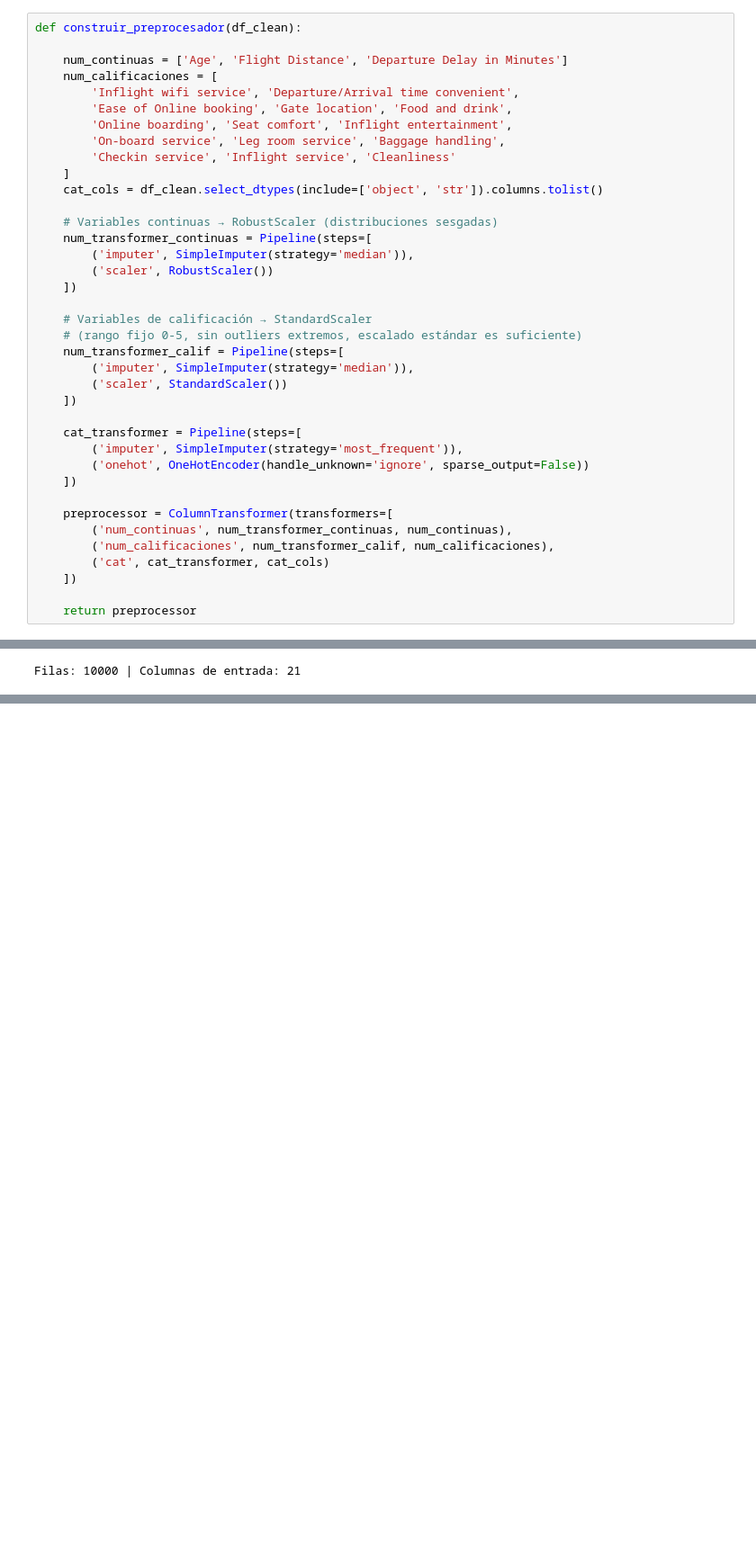
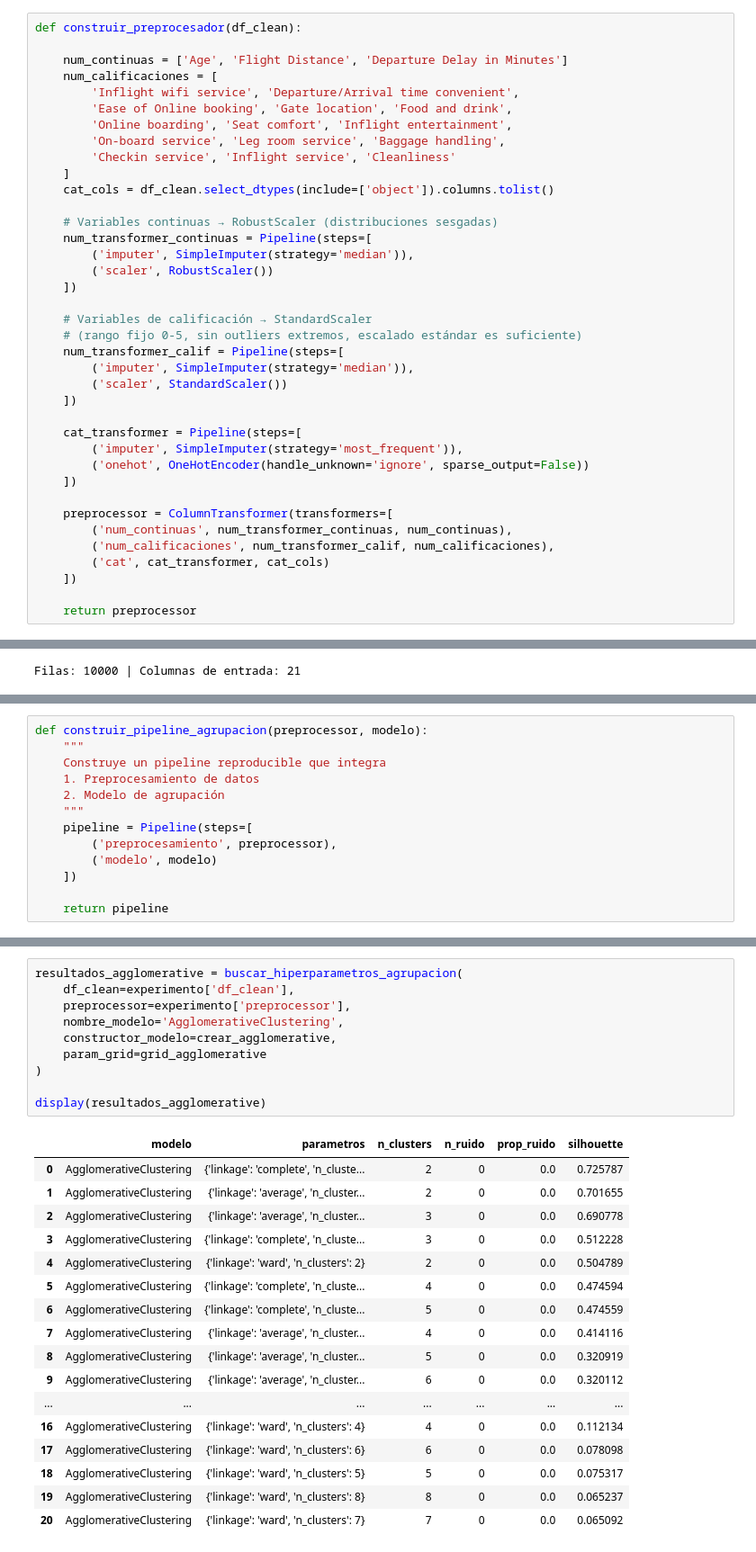
Before and after one commit to Dav1d10/MachineLearningLabs, a Jupyter notebook: Labs/Lab4.ipynb, the cells around one changed output, grey strips where cells are left out. Shown at 90% size. Cells and saved outputs as stored; diff of their text form; blank space fills up the shorter version.

Commit message:
Modelos

```diff
--- a/Labs/Lab4.ipynb
+++ b/Labs/Lab4.ipynb
@@ -449,7 +449,7 @@ def construir_preprocesador(df_clean):
         'On-board service', 'Leg room service', 'Baggage handling',
         'Checkin service', 'Inflight service', 'Cleanliness'
     ]
-    cat_cols = df_clean.select_dtypes(include=['object', 'str']).columns.tolist()
+    cat_cols = df_clean.select_dtypes(include=['object']).columns.tolist()
 
     # Variables continuas → RobustScaler (distribuciones sesgadas)
     num_transformer_continuas = Pipeline(steps=[
@@ -512,0 +524,13 @@ se tratan como numéricas para evitar la explosión de dimensionalidad que gener
+# %%
+def construir_pipeline_agrupacion(preprocessor, modelo):
+    """
+    Construye un pipeline reproducible que integra
+    1. Preprocesamiento de datos
+    2. Modelo de agrupación
+    """
+    pipeline = Pipeline(steps=[
+        ('preprocesamiento', preprocessor),
+        ('modelo', modelo)
+    ])
+
+    return pipeline
@@ -512,0 +750,28 @@ se tratan como numéricas para evitar la explosión de dimensionalidad que gener
+# %%
+resultados_agglomerative = buscar_hiperparametros_agrupacion(
+    df_clean=experimento['df_clean'],
+    preprocessor=experimento['preprocessor'],
+    nombre_modelo='AgglomerativeClustering',
+    constructor_modelo=crear_agglomerative,
+    param_grid=grid_agglomerative
+)
+
+display(resultados_agglomerative)
+# %% [output]
+|  | modelo | parametros | n_clusters | n_ruido | prop_ruido | silhouette |
+| 0 | AgglomerativeClustering | {'linkage': 'complete', 'n_cluste... | 2 | 0 | 0.0 | 0.725787 |
+| 1 | AgglomerativeClustering | {'linkage': 'average', 'n_cluster... | 2 | 0 | 0.0 | 0.701655 |
+| 2 | AgglomerativeClustering | {'linkage': 'average', 'n_cluster... | 3 | 0 | 0.0 | 0.690778 |
+| 3 | AgglomerativeClustering | {'linkage': 'complete', 'n_cluste... | 3 | 0 | 0.0 | 0.512228 |
+| 4 | AgglomerativeClustering | {'linkage': 'ward', 'n_clusters': 2} | 2 | 0 | 0.0 | 0.504789 |
+| 5 | AgglomerativeClustering | {'linkage': 'complete', 'n_cluste... | 4 | 0 | 0.0 | 0.474594 |
+| 6 | AgglomerativeClustering | {'linkage': 'complete', 'n_cluste... | 5 | 0 | 0.0 | 0.474559 |
+| 7 | AgglomerativeClustering | {'linkage': 'average', 'n_cluster... | 4 | 0 | 0.0 | 0.414116 |
+| 8 | AgglomerativeClustering | {'linkage': 'average', 'n_cluster... | 5 | 0 | 0.0 | 0.320919 |
+| 9 | AgglomerativeClustering | {'linkage': 'average', 'n_cluster... | 6 | 0 | 0.0 | 0.320112 |
+| ... | ... | ... | ... | ... | ... | ... |
+| 16 | AgglomerativeClustering | {'linkage': 'ward', 'n_clusters': 4} | 4 | 0 | 0.0 | 0.112134 |
+| 17 | AgglomerativeClustering | {'linkage': 'ward', 'n_clusters': 6} | 6 | 0 | 0.0 | 0.078098 |
+| 18 | AgglomerativeClustering | {'linkage': 'ward', 'n_clusters': 5} | 5 | 0 | 0.0 | 0.075317 |
+| 19 | AgglomerativeClustering | {'linkage': 'ward', 'n_clusters': 8} | 8 | 0 | 0.0 | 0.065237 |
+| 20 | AgglomerativeClustering | {'linkage': 'ward', 'n_clusters': 7} | 7 | 0 | 0.0 | 0.065092 |
```
Also changed, not shown: parts of 23 cells of this notebook.
